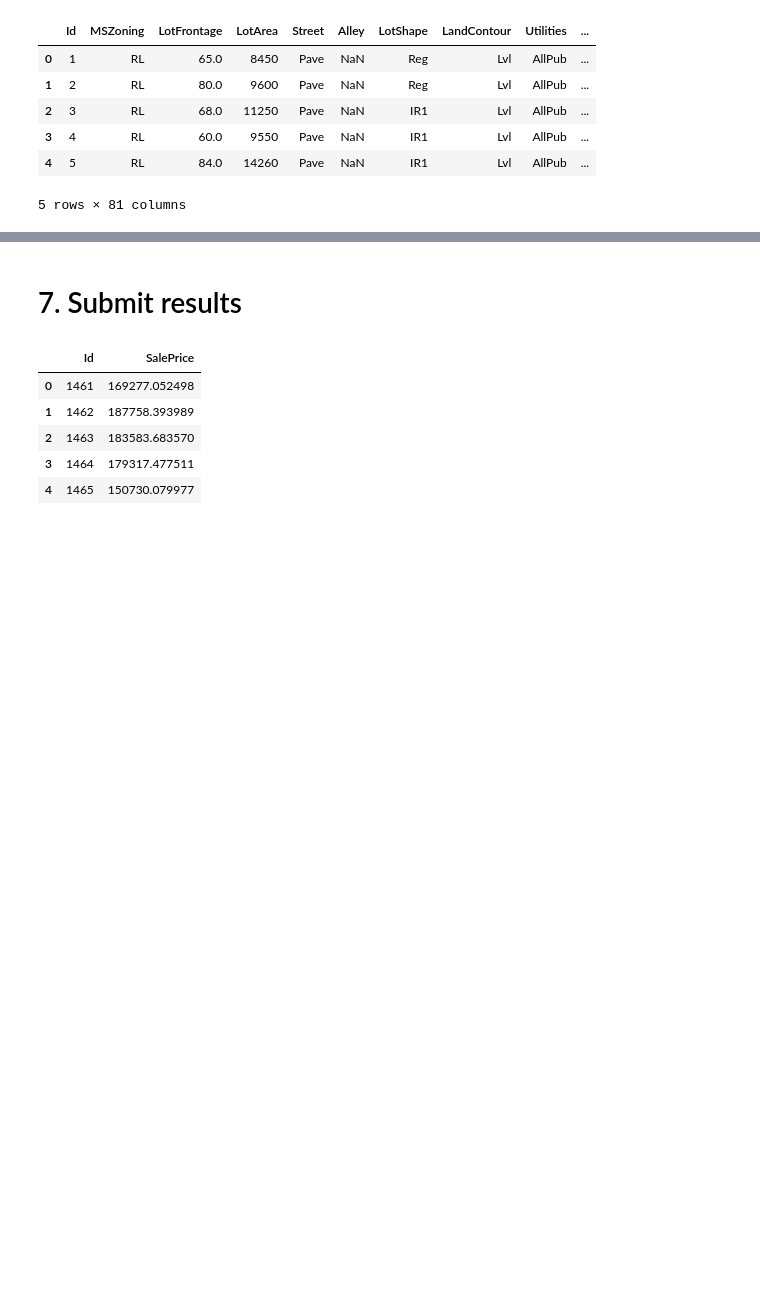
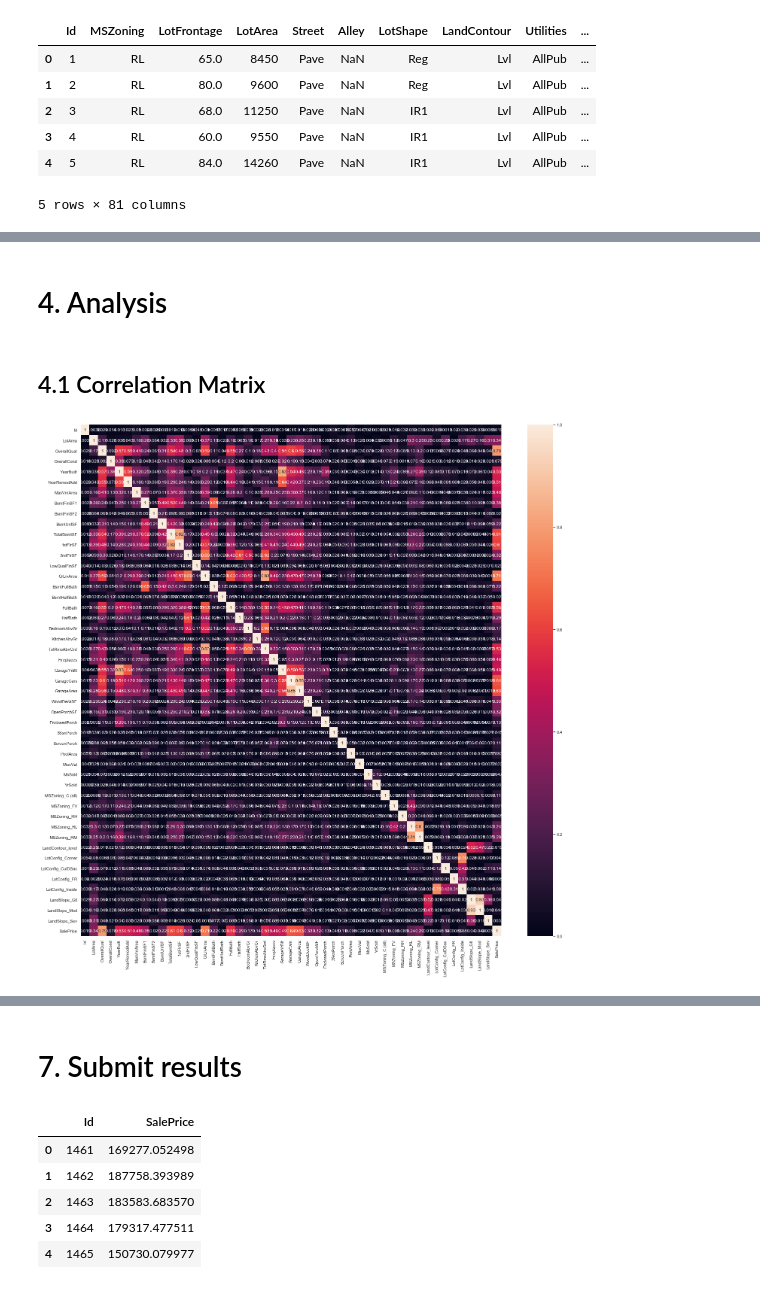
Before and after one commit to bmaelum/kaggle_houseprices, a Jupyter notebook: Kaggle House Prices.ipynb, the cells around one changed output, grey strips where cells are left out. Saved outputs shown, nothing was run; the diff lists cells and outputs as text; code cells hidden in the pictures; blank space fills up the shorter version.

```diff
--- a/Kaggle House Prices.ipynb
+++ b/Kaggle House Prices.ipynb
@@ -183,0 +460,2 @@ df_train.head()
+# %%
+df_train = pd.concat([df_train.drop('LotConfig', axis=1), pd.get_dummies(df_train['LotConfig'], prefix='LotConfig')], axis=1)
@@ -183,0 +480,19 @@ df_train.head()
+# %%
+df_train = pd.concat([df_train.drop('LandSlope', axis=1), pd.get_dummies(df_train['LandSlope'], prefix='LandSlope')], axis=1)
+# %% [markdown]
+# 4. Analysis
+# %% [markdown]
+## 4.1 Correlation Matrix
+# %%
+cols = df_train.columns.tolist()
+n = int(cols.index('SalePrice'))
+cols =  cols[:n] + cols[n+1:] + [cols[n]]
+df_train = df_train[cols]
+# %%
+corr_mat = df_train.corr()
+# %%
+sns.set(rc={'figure.figsize':(25,25)})
+
+ax = sns.heatmap(abs(corr_mat), annot=True)
+# %% [output]
+[figure, added]
```
Also changed, not shown: parts of 67 cells of this notebook, 1 other file.
